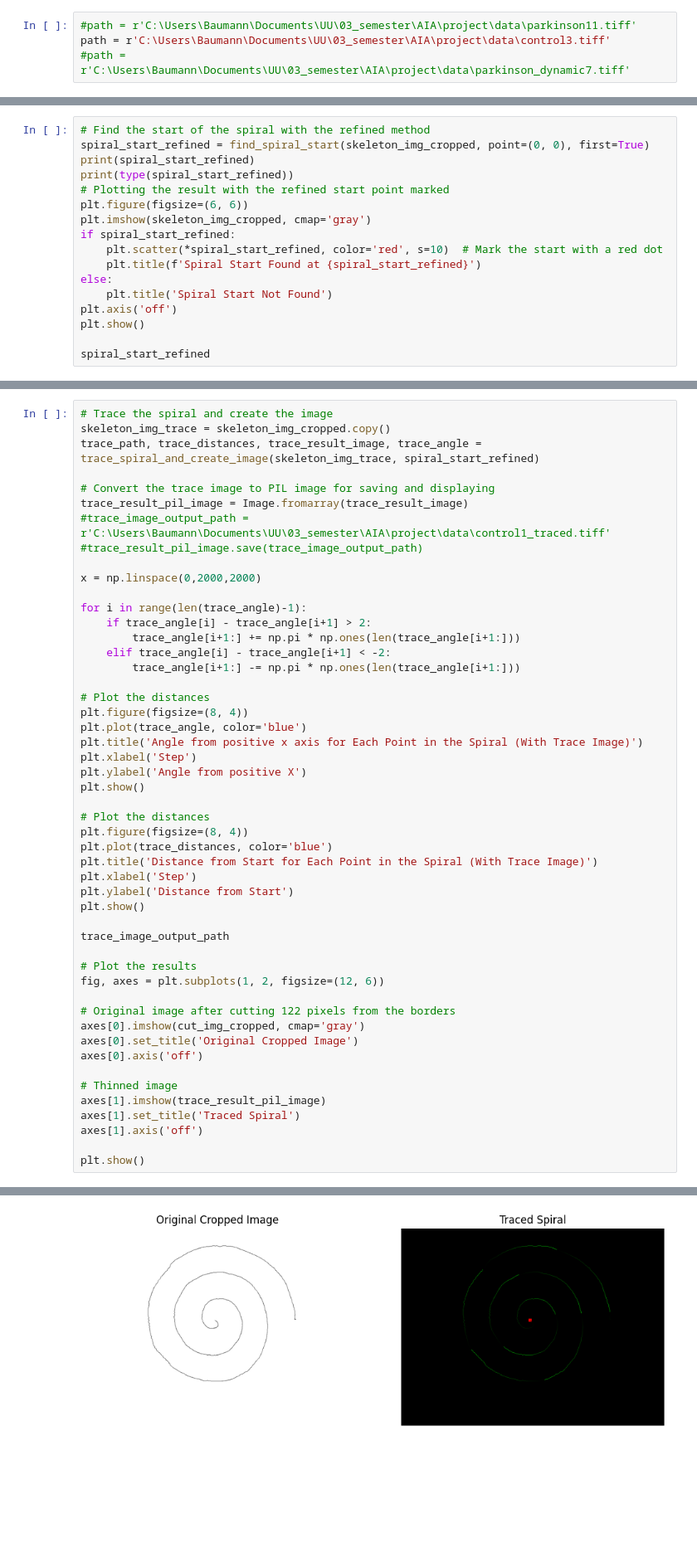
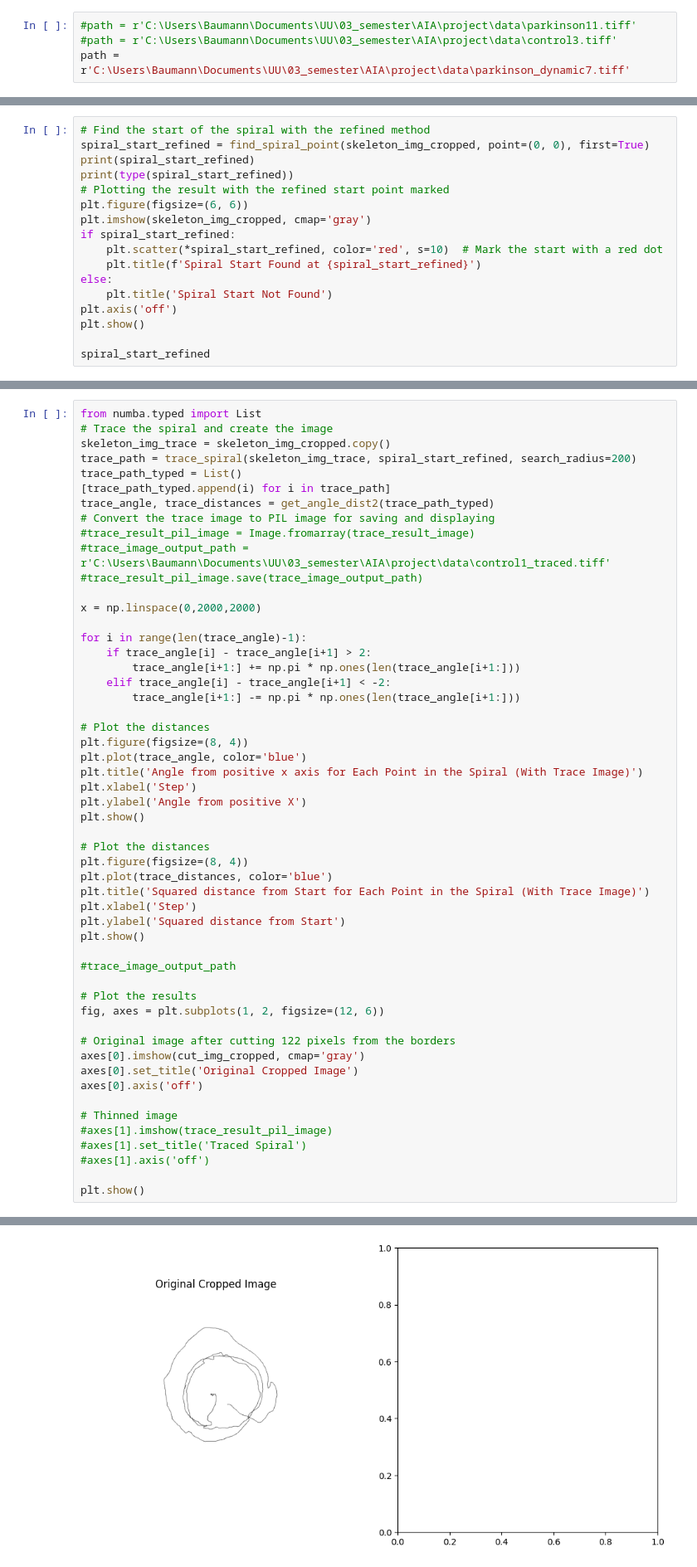
Before and after one commit to Falk0/AIA, a Jupyter notebook: trace_spiral.ipynb, the cells around one changed output, grey strips where cells are left out. Shown at 83% size. Drawn from its saved outputs; the diff is of its cells as text; blank space fills up the shorter version.

Commit message:
improved performance, using numba.jit + optimized code

```diff
--- a/trace_spiral.ipynb
+++ b/trace_spiral.ipynb
@@ -10,7 +10,7 @@ from utils import thin_spiral_image_with_custom_cut, find_spiral_start, \
 # %%
 #path = r'C:\Users\Baumann\Documents\UU\03_semester\AIA\project\data\parkinson11.tiff'
-path = r'C:\Users\Baumann\Documents\UU\03_semester\AIA\project\data\control3.tiff'
-#path = r'C:\Users\Baumann\Documents\UU\03_semester\AIA\project\data\parkinson_dynamic7.tiff'
+#path = r'C:\Users\Baumann\Documents\UU\03_semester\AIA\project\data\control3.tiff'
+path = r'C:\Users\Baumann\Documents\UU\03_semester\AIA\project\data\parkinson_dynamic7.tiff'
 # %%
 
 # Cut away 122 pixels and process the image
@@ -40,6 +40,6 @@ plt.show()
 # %%
 # Find the start of the spiral with the refined method
-spiral_start_refined = find_spiral_start(skeleton_img_cropped, point=(0, 0), first=True)
+spiral_start_refined = find_spiral_point(skeleton_img_cropped, point=(0, 0), first=True)
 print(spiral_start_refined)
 print(type(spiral_start_refined))
 # Plotting the result with the refined start point marked
@@ -62,10 +62,13 @@ spiral_start_refined
 # %%
+from numba.typed import List
 # Trace the spiral and create the image
 skeleton_img_trace = skeleton_img_cropped.copy()
-trace_path, trace_distances, trace_result_image, trace_angle = trace_spiral_and_create_image(skeleton_img_trace, spiral_start_refined)
-
+trace_path = trace_spiral(skeleton_img_trace, spiral_start_refined, search_radius=200)
+trace_path_typed = List()
+[trace_path_typed.append(i) for i in trace_path]
+trace_angle, trace_distances = get_angle_dist2(trace_path_typed)
 # Convert the trace image to PIL image for saving and displaying
-trace_result_pil_image = Image.fromarray(trace_result_image)
+#trace_result_pil_image = Image.fromarray(trace_result_image)
 #trace_image_output_path = r'C:\Users\Baumann\Documents\UU\03_semester\AIA\project\data\control1_traced.tiff'
 #trace_result_pil_image.save(trace_image_output_path)
 
@@ -88,12 +91,12 @@ plt.show()
 # Plot the distances
 plt.figure(figsize=(8, 4))
 plt.plot(trace_distances, color='blue')
-plt.title('Distance from Start for Each Point in the Spiral (With Trace Image)')
+plt.title('Squared distance from Start for Each Point in the Spiral (With Trace Image)')
 plt.xlabel('Step')
-plt.ylabel('Distance from Start')
+plt.ylabel('Squared distance from Start')
 plt.show()
 
-trace_image_output_path
+#trace_image_output_path
 
 # Plot the results
 fig, axes = plt.subplots(1, 2, figsize=(12, 6))
@@ -104,9 +107,9 @@ axes[0].set_title('Original Cropped Image')
 axes[0].axis('off')
 
 # Thinned image
-axes[1].imshow(trace_result_pil_image)
-axes[1].set_title('Traced Spiral')
-axes[1].axis('off')
+#axes[1].imshow(trace_result_pil_image)
+#axes[1].set_title('Traced Spiral')
+#axes[1].axis('off')
 
 plt.show()
 # %% [output]
@@ -115,4 +118,4 @@ plt.show()
-[figure, old version]
+[figure, new version]
 # %%
 #trace_path
 trace_path_time = np.array([[i[0], -i[1], j] for j, i in enumerate(trace_path)])
```
Also changed, not shown: parts of 6 cells of this notebook, 2 other files.
